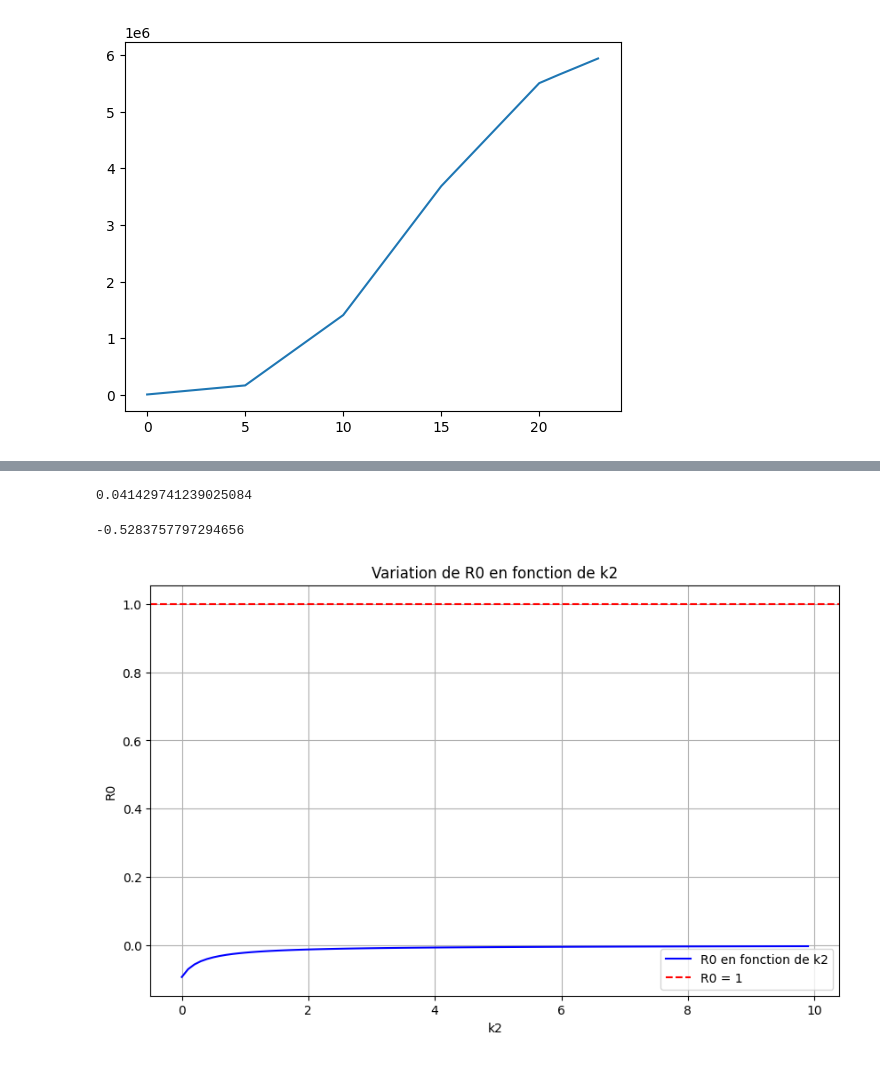
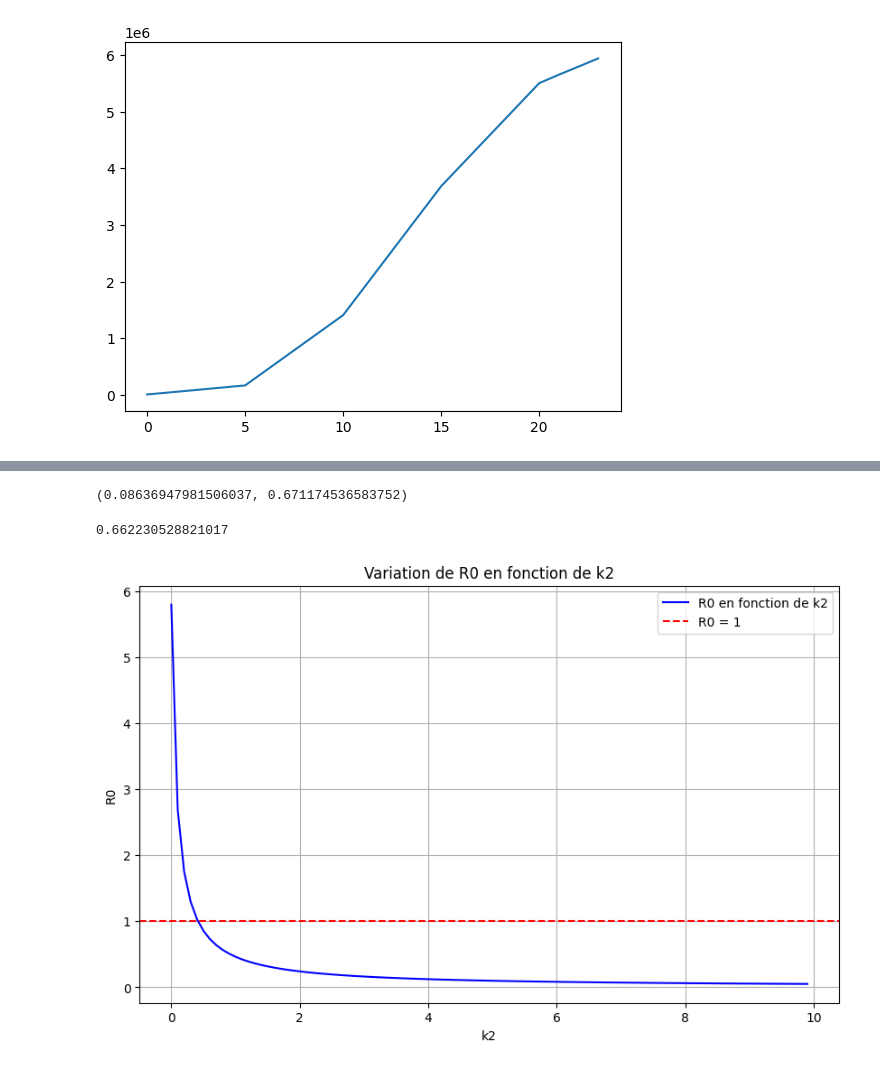
Before and after one commit to MoezGouiaa/Modelling-HIV-Aids-and-fitting-with-data-in-South-africa, a Jupyter notebook: data pre.ipynb, the cells around one changed output, grey strips where cells are left out. Cells and saved outputs as stored; diff of their text form; code cells hidden in the pictures.

```diff
--- a/data pre.ipynb
+++ b/data pre.ipynb
@@ -182,25 +125,3 @@ def hiv(t,A):
-# %%
-I0=520000.0
-R0=3
-alpha1=
-alpha2=
-mu=
-beta=
-k1=
-k2=
-d=
-lamda=
-delta1=
-delta2=
-sigma=R0*(1/beta)*(((mu+d)*alpha1*k2*lamda/((d+lamda)*(alpha1+alpha2+d+delta2)))-(d+k1+k2))
-
-a=alpha1*t
-b=beta*s-d-k1-k2
-c=(a/b)+I0
-D=a/b
-t0=(np.log(g)-np.log(f))/b
-f=(c/b)*np.exp(-b*t0)
-g=(-c/b)-d*(t-t0)
 # %%
 
 infection_data=np.array(new_data['FactValueNumeric'])
@@ -268,23 +250,23 @@ beta, alpha1, alpha2, mu, k1, k2, d, lamda, delta1, delta2, sigma= optimal_param
 # %%
-k1 #absurde (impossible un rate negatif)
+k1,k2
 # %% [output]
-0.041429741239025084
+(0.08636947981506037, 0.671174536583752)
 # %%
-R0=beta*sigma/((1/beta)*(((mu+d)*alpha1*k2*lamda/((d+lamda)*(alpha1+alpha2+d+delta2)))-(d+k1+k2)))
+
 R0
 # %% [output]
--0.5283757797294656
+0.662230528821017
 # %%
 i=np.arange(0,10,0.1)
-R0=beta*sigma/((1/beta)*(((mu+d)*alpha1*i*lamda/((d+lamda)*(alpha1+alpha2+d+delta2)))-(d+k1+i)))
+R0=beta/(d+k1+i)
 plt.figure(figsize=(10, 6))
 plt.plot(i, R0, label='R0 en fonction de k2', color='b')
 plt.xlabel('k2')
 plt.ylabel('R0')
 plt.title('Variation de R0 en fonction de k2')
 plt.axhline(1, color='r', linestyle='--', label='R0 = 1')
 plt.legend()
 plt.grid()
 plt.show()
 # %% [output]
-[figure, old version]
+[figure, new version]
```
Also changed, not shown: parts of 21 cells of this notebook.
